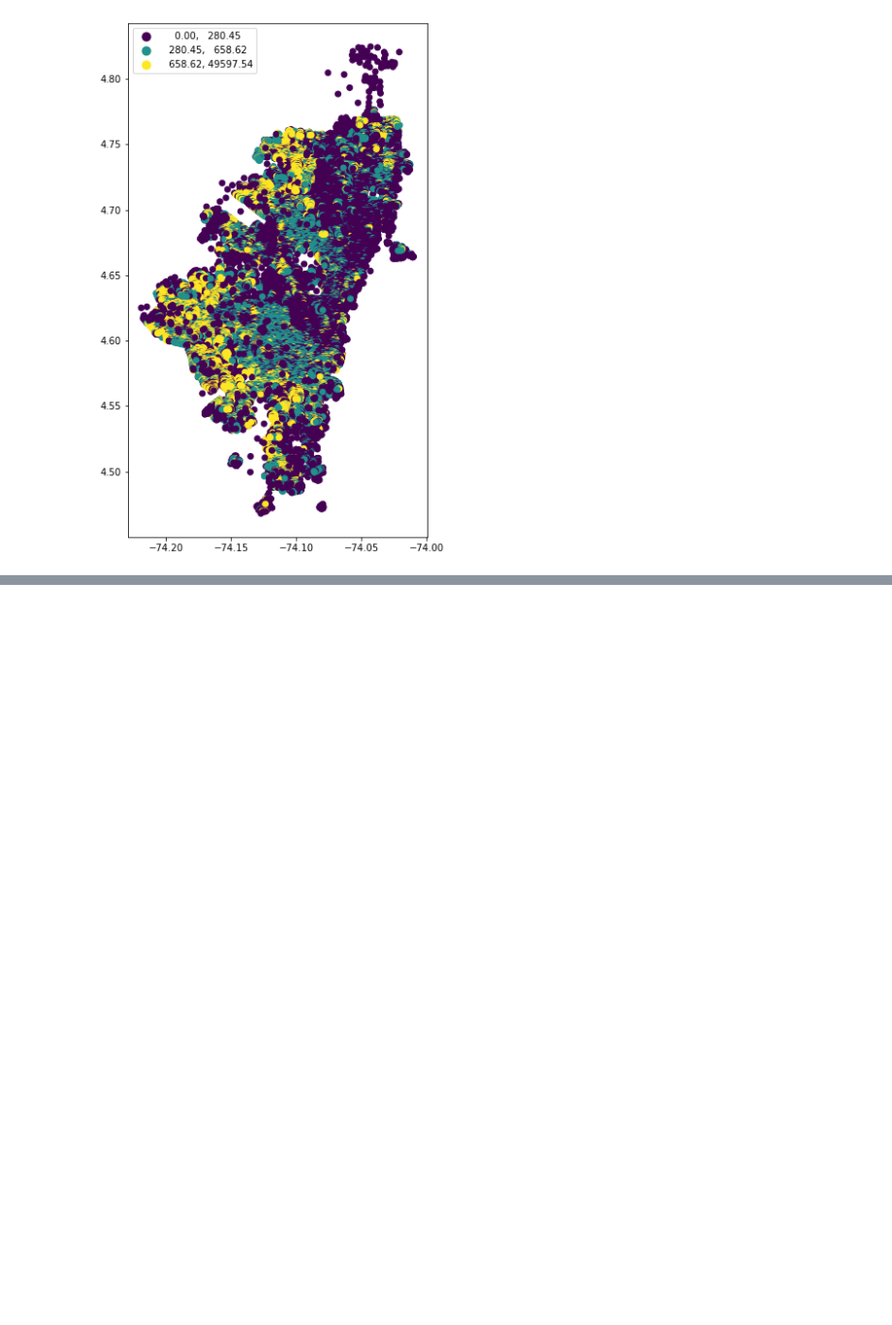
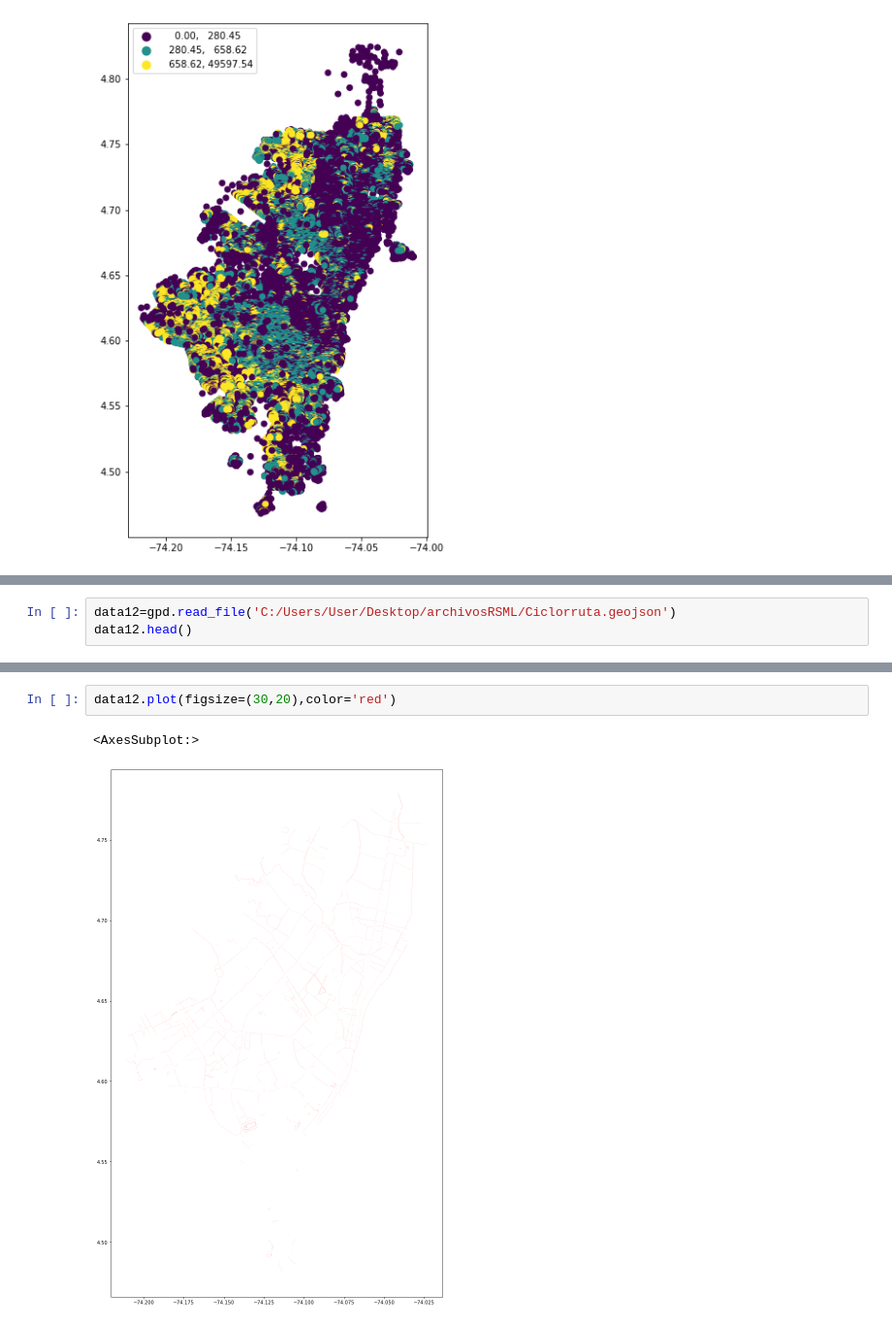
Before and after one commit to DanielMoreno364/inf.socioeconomica, a Jupyter notebook: inf.socioeconomica.ipynb, the cells around one changed output, grey strips where cells are left out. Shown at 97% size. Cells and saved outputs as stored; diff of their text form; blank space fills up the shorter version.

```diff
--- a/inf.socioeconomica.ipynb
+++ b/inf.socioeconomica.ipynb
@@ -130,0 +158,3 @@ data9.head()
+# %%
+data12=gpd.read_file('C:/Users/User/Desktop/archivosRSML/Ciclorruta.geojson')
+data12.head()
@@ -130,0 +168,5 @@ data9.head()
+# %%
+data12.plot(figsize=(30,20),color='red')
+# %% [output]
+<AxesSubplot:>
+[figure, added]
```
Also changed, not shown: parts of 11 cells of this notebook.
